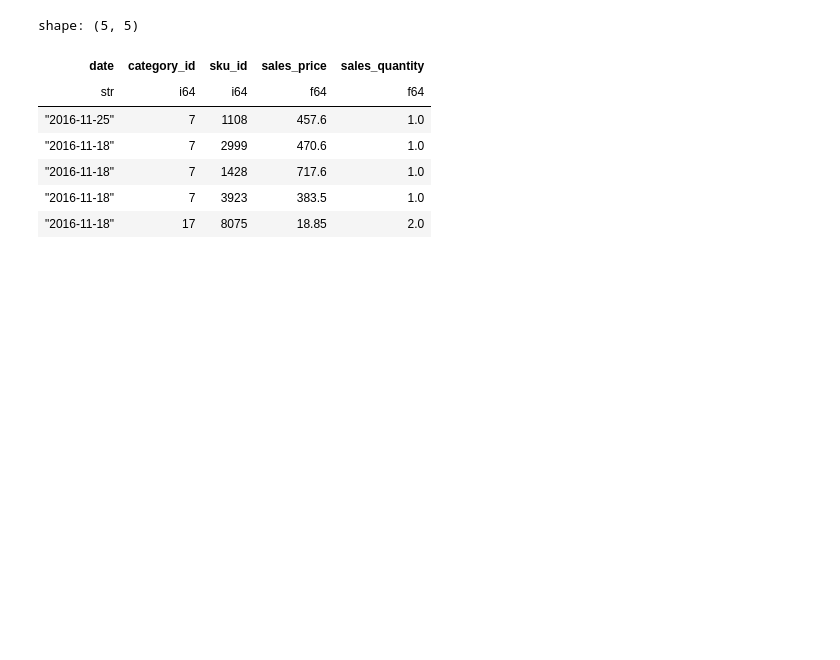
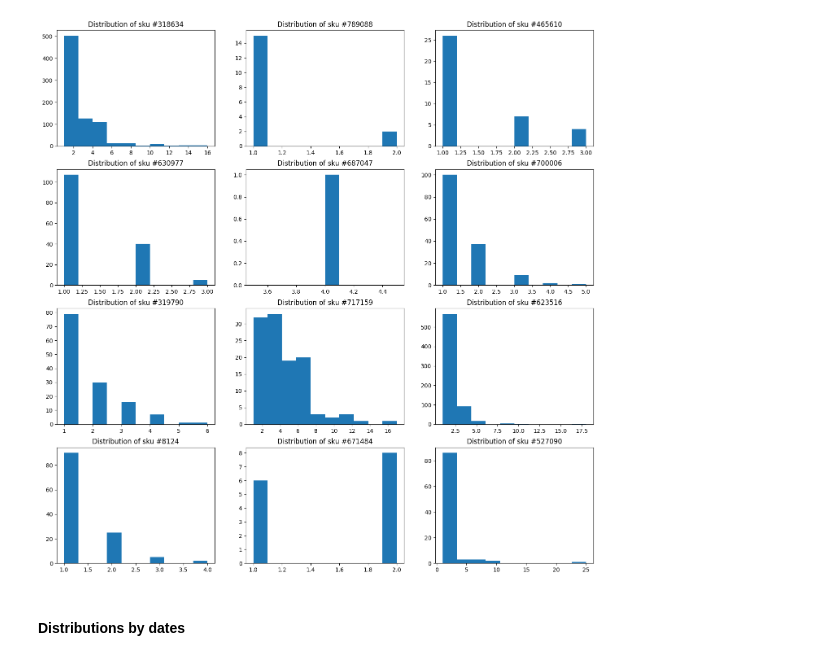
Before and after one commit to lezhocheck/sales-prediction, a Jupyter notebook: notebooks/eda.ipynb, the cells around one changed output. Cells and saved outputs as stored; diff of their text form; code cells hidden in the pictures; blank space fills up the shorter version.

Commit message:
Started EDA, Added data exploration

```diff
--- a/notebooks/eda.ipynb
+++ b/notebooks/eda.ipynb
@@ -0,0 +115,14 @@
+# %%
+# let's also see each column distribution closely
+
+rows = int(np.ceil(np.sqrt(len(data.columns))))
+cols = int(np.ceil(len(data.columns) / rows))
+fig, axs = plt.subplots(rows, cols, figsize=(21, 21))
+for col, ax in zip(data.columns, axs.flatten()):
+    tdata = data[col].cast(pl.Int64)
+    is_boolean = len(tdata.unique()) == 2
+    ax.hist(tdata, bins= 2 if is_boolean else int(np.log2(len(tdata))+1))
+    ax.set_xlabel(col)
+    ax.set_ylabel('counts')
+    ax.set_title(f'Distribution of {col}')
+plt.show()
@@ -0,0 +168,3 @@
+# %%
+categories = data['category_id'].unique().to_list()
+categories
@@ -0,0 +185,9 @@
+# %%
+fig, axs = plt.subplots(ncols=len(categories), figsize=(17, 5))
+
+for category, ax in zip(categories, axs):
+    category_data = data.filter(pl.col('category_id') == category)
+    ax.hist(category_data['sales_quantity'])
+    ax.set_title(f'Distribution of category #{category}')
+
+plt.show()
@@ -0,0 +198,3 @@
+# %%
+skus = data['sku_id'].unique().to_list()
+len(skus)
@@ -1,2 +239,21 @@
+# %%
+# let's visualize some random sales_quantity distributions by sku_id
+
+skus = random.sample(skus, 12)
+
+rows = int(np.ceil(np.sqrt(len(skus))))
+cols = int(np.ceil(len(skus) / rows))
+fig, axs = plt.subplots(rows, cols, figsize=(17, 17))
+
+for sku, ax in zip(skus, axs.flatten()):
+    sku_data = data.filter(pl.col('sku_id') == sku)
+    ax.hist(sku_data['sales_quantity'], bins=10)
+    ax.set_title(f'Distribution of sku #{sku}')
+
+plt.show()
+# %% [output]
+[figure, added]
+# %% [markdown]
+#### Distributions by dates
 # %%
 import polars as pl
@@ -5,15 +261,0 @@ DATA_PATH = '../data/df.csv'
-# %%
-data = pl.read_csv(
-    DATA_PATH,
-    columns=['date', 'category_id', 'sku_id', 'sales_price', 'sales_quantity']
-)
-data.head()
-# %% [output]
-shape: (5, 5)
-| date | category_id | sku_id | sales_price | sales_quantity |
-| str | i64 | i64 | f64 | f64 |
-| "2016-11-25" | 7 | 1108 | 457.6 | 1.0 |
-| "2016-11-18" | 7 | 2999 | 470.6 | 1.0 |
-| "2016-11-18" | 7 | 1428 | 717.6 | 1.0 |
-| "2016-11-18" | 7 | 3923 | 383.5 | 1.0 |
-| "2016-11-18" | 17 | 8075 | 18.85 | 2.0 |
```
Also changed, not shown: parts of 53 cells of this notebook, 7 other files.
